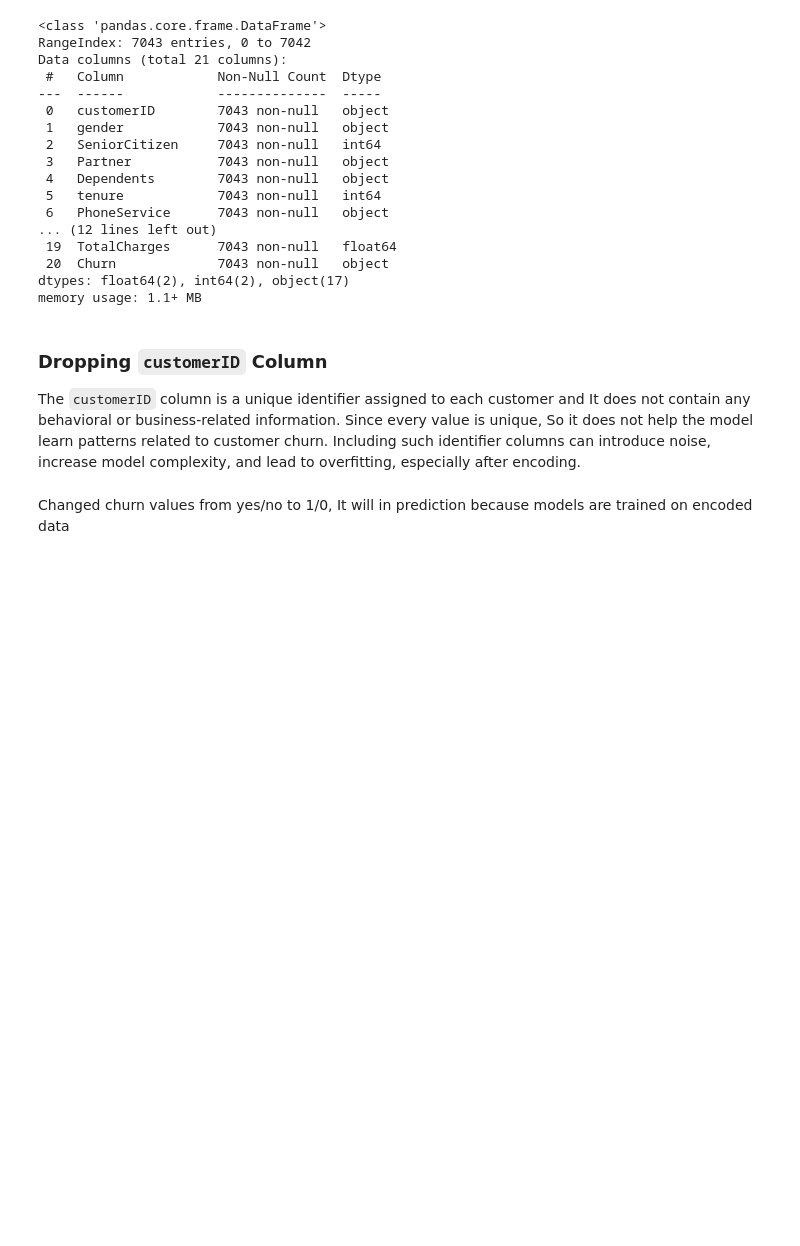
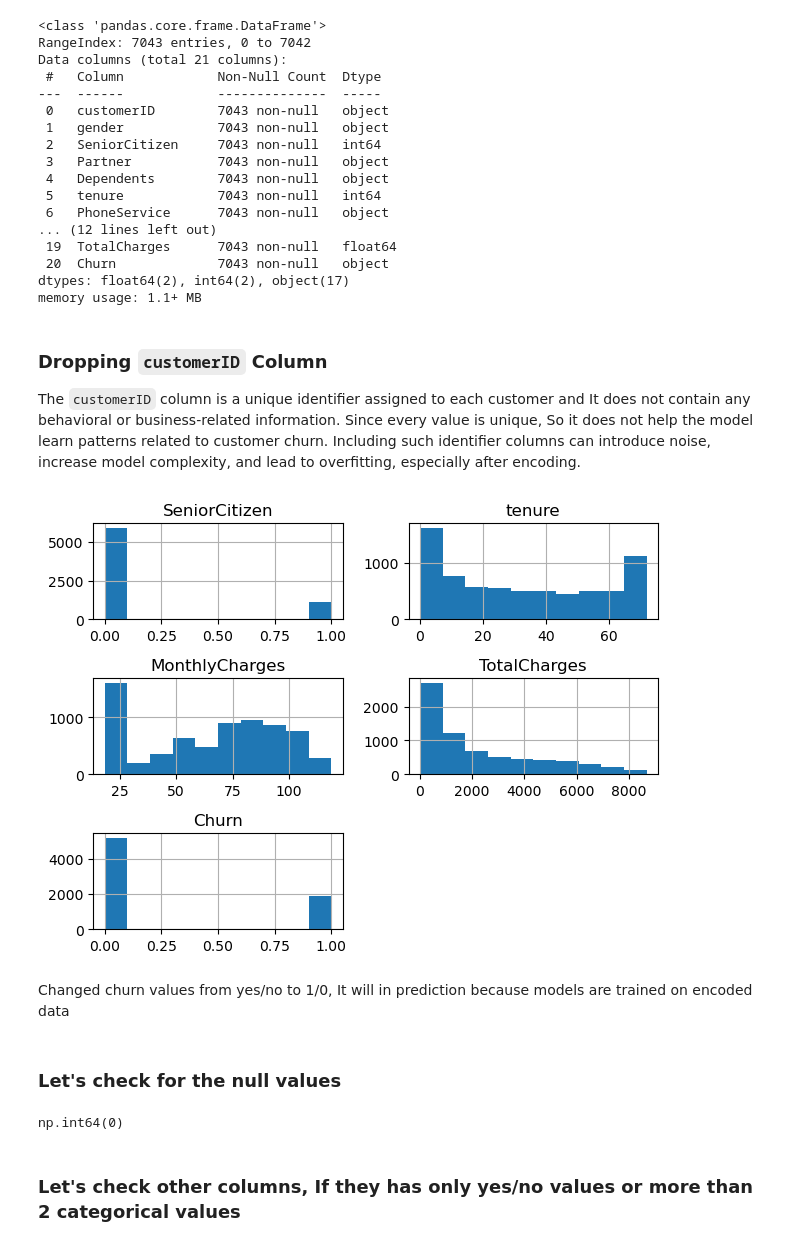
Before and after one commit to prerit0/Customer-Churn-Prediction, a Jupyter notebook: notebooks/churn_Analysis.ipynb, the cells around one changed output. Drawn from its saved outputs; the diff is of its cells as text; code cells hidden in the pictures; blank space fills up the shorter version.

Commit message:
Checked total categories for all the columns

```diff
--- a/notebooks/churn_Analysis.ipynb
+++ b/notebooks/churn_Analysis.ipynb
@@ -197,6 +199,20 @@ Including such identifier columns can introduce noise, increase model complexity
 # %%
 df = df.drop(columns =['customerID'])
 # %%
-df['Churn'] = df['Churn'].str.strip().str.lower().map({'Yes' : 1, 'No' : 0})
+df['Churn'] = df['Churn'].str.strip().str.lower().map({'yes' : 1, 'no' : 0})
+# %%
+df.hist(bins=10)
+plt.tight_layout()
+plt.show()
+# %% [output]
+[figure, added]
 # %% [markdown]
 Changed churn values from yes/no to 1/0, It will in prediction because models are trained on encoded data
+# %% [markdown]
+### Let's check for the null values
+# %%
+df['Churn'].isnull().sum()
+# %% [output]
+np.int64(0)
+# %% [markdown]
+### Let's check other columns, If they has only yes/no values or more than 2 categorical values
```
Also changed, not shown: parts of 6 cells of this notebook.
